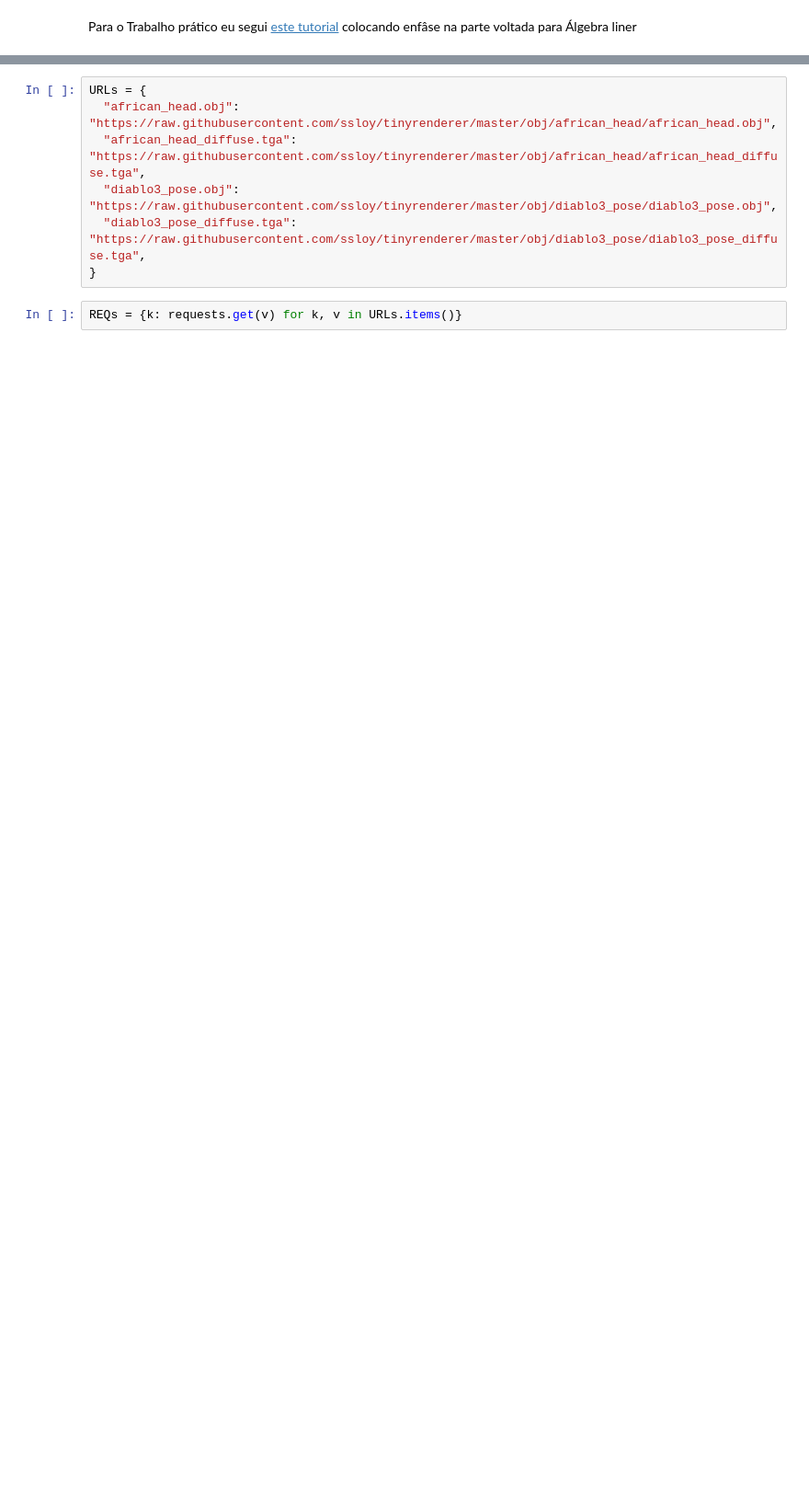
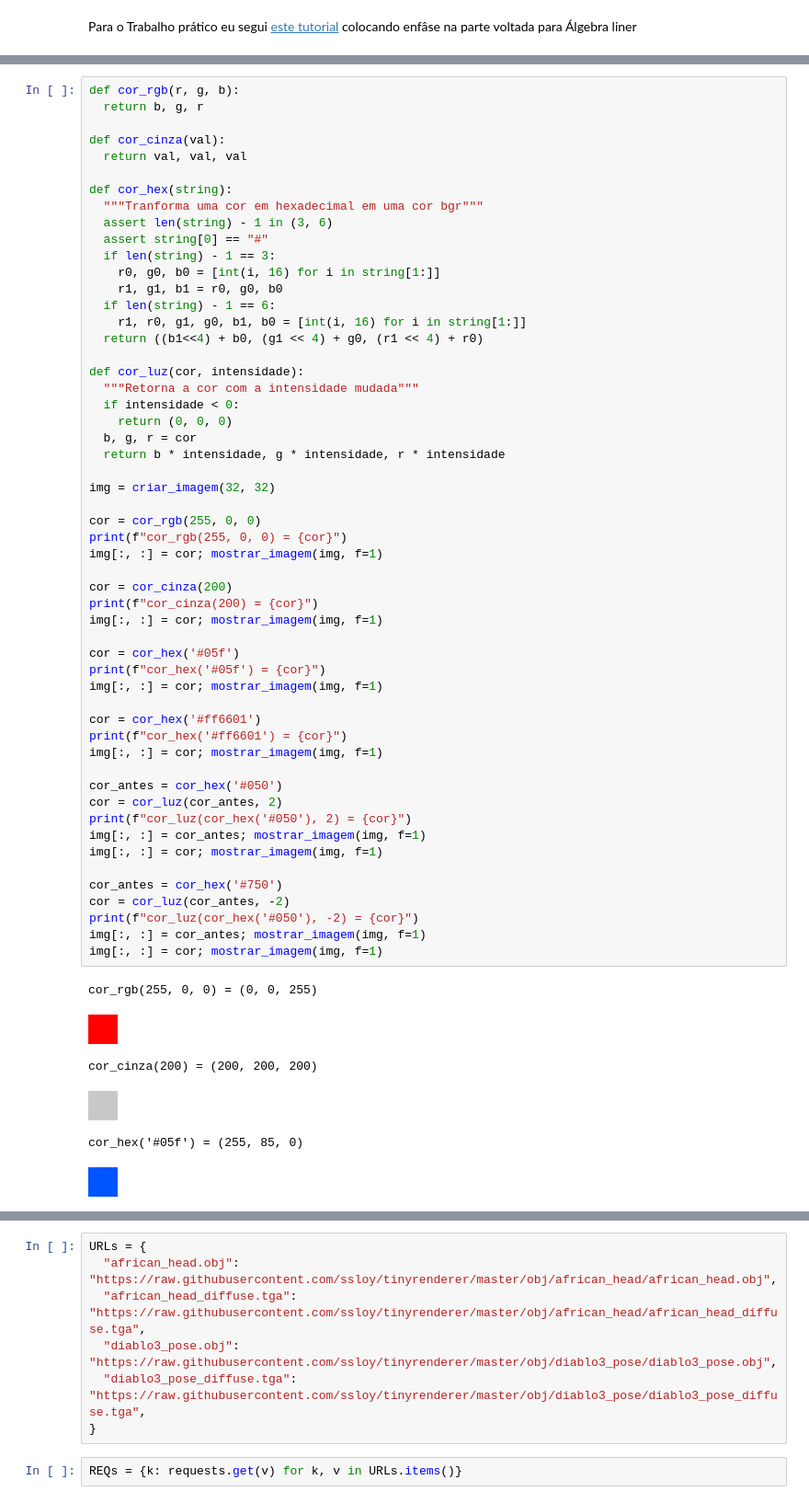
Before and after one commit to Edwolt/TinyRenderer-PythonNotebook, a Jupyter notebook: TinyRenderer.ipynb, the cells around one changed output, grey strips where cells are left out. Shown at 92% size. Cells and saved outputs as stored; diff of their text form; blank space fills up the shorter version.

```diff
--- a/TinyRenderer.ipynb
+++ b/TinyRenderer.ipynb
@@ -27,0 +39,61 @@ def vetor_para_imagem(v):
+# %%
+def cor_rgb(r, g, b):
+  return b, g, r
+
+def cor_cinza(val):
+  return val, val, val
+
+def cor_hex(string):
+  """Tranforma uma cor em hexadecimal em uma cor bgr"""
+  assert len(string) - 1 in (3, 6)
+  assert string[0] == "#"
+  if len(string) - 1 == 3:
+    r0, g0, b0 = [int(i, 16) for i in string[1:]]
+    r1, g1, b1 = r0, g0, b0
+  if len(string) - 1 == 6:
+    r1, r0, g1, g0, b1, b0 = [int(i, 16) for i in string[1:]]
+  return ((b1<<4) + b0, (g1 << 4) + g0, (r1 << 4) + r0)
+
+def cor_luz(cor, intensidade):
+  """Retorna a cor com a intensidade mudada"""
+  if intensidade < 0:
+    return (0, 0, 0)
+  b, g, r = cor
+  return b * intensidade, g * intensidade, r * intensidade
+
+img = criar_imagem(32, 32)
+
+cor = cor_rgb(255, 0, 0)
+print(f"cor_rgb(255, 0, 0) = {cor}")
+img[:, :] = cor; mostrar_imagem(img, f=1)
+
+cor = cor_cinza(200)
+print(f"cor_cinza(200) = {cor}")
+img[:, :] = cor; mostrar_imagem(img, f=1)
+
+cor = cor_hex('#05f')
+print(f"cor_hex('#05f') = {cor}")
+img[:, :] = cor; mostrar_imagem(img, f=1)
+
+cor = cor_hex('#ff6601')
+print(f"cor_hex('#ff6601') = {cor}")
+img[:, :] = cor; mostrar_imagem(img, f=1)
+
+cor_antes = cor_hex('#050')
+cor = cor_luz(cor_antes, 2)
+print(f"cor_luz(cor_hex('#050'), 2) = {cor}")
+img[:, :] = cor_antes; mostrar_imagem(img, f=1)
+img[:, :] = cor; mostrar_imagem(img, f=1)
+
+cor_antes = cor_hex('#750')
+cor = cor_luz(cor_antes, -2)
+print(f"cor_luz(cor_hex('#050'), -2) = {cor}")
+img[:, :] = cor_antes; mostrar_imagem(img, f=1)
+img[:, :] = cor; mostrar_imagem(img, f=1)
+# %% [output]
+cor_rgb(255, 0, 0) = (0, 0, 255)
+[figure, added]
+cor_cinza(200) = (200, 200, 200)
+[figure, added]
+cor_hex('#05f') = (255, 85, 0)
+[figure, added]
```
Also changed, not shown: parts of 36 cells of this notebook.
